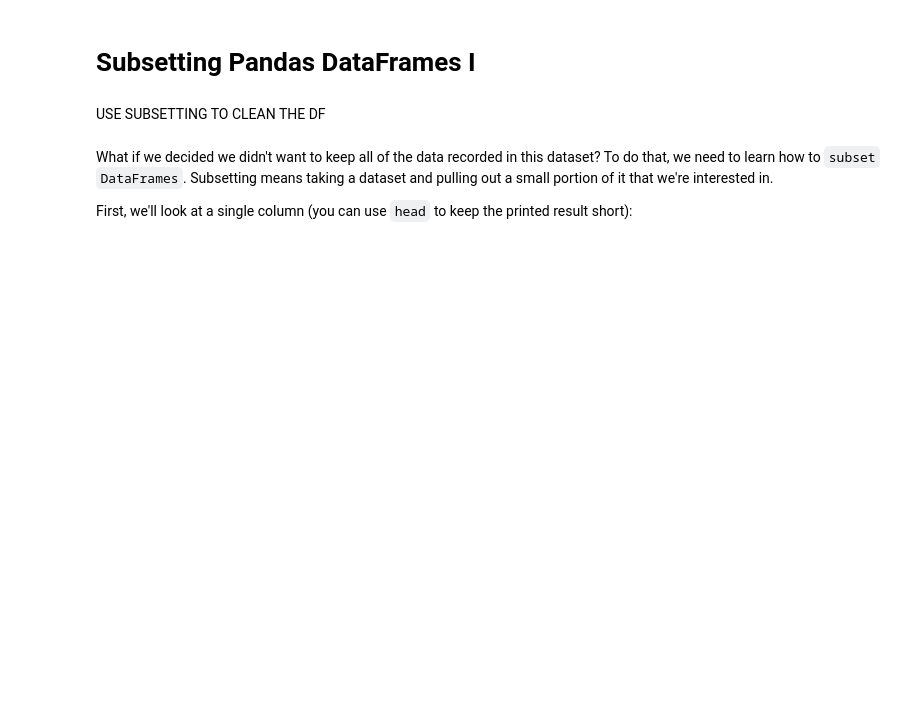
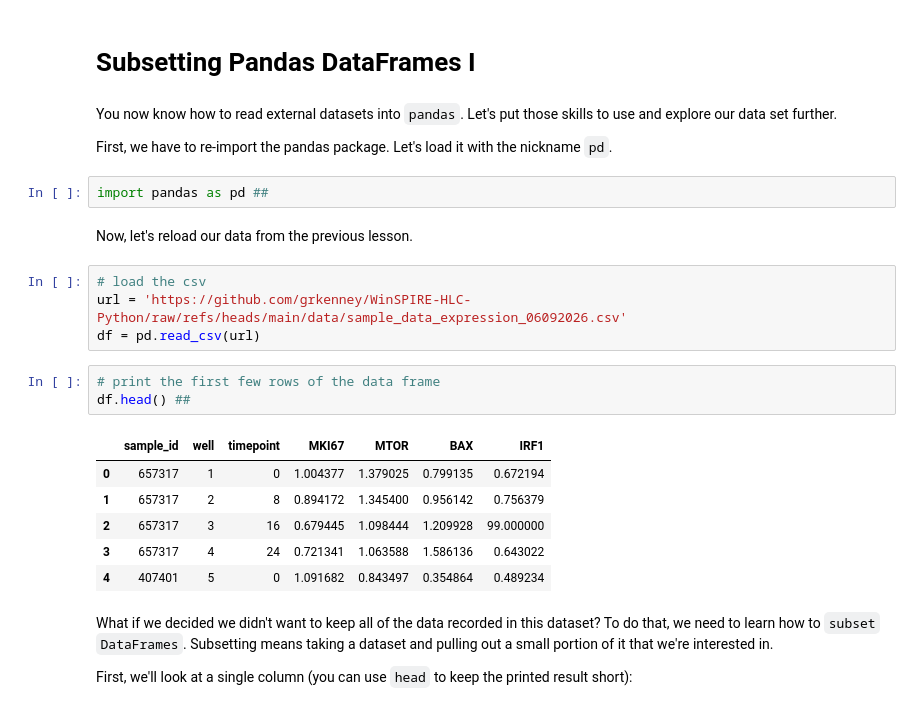
Before and after one commit to grkenney/WinSPIRE-HLC-Python, a Jupyter notebook: Notebooks/Day_2.2_Subsetting_and_Cleaning.ipynb, the cells around one changed output. Cells and saved outputs as stored; diff of their text form; blank space fills up the shorter version.

```diff
--- a/Notebooks/Day_2.2_Subsetting_and_Cleaning.ipynb
+++ b/Notebooks/Day_2.2_Subsetting_and_Cleaning.ipynb
@@ -2,8 +2,28 @@
 <a href="https://colab.research.google.com/github/grkenney/WinSPIRE-HLC-Python/blob/main/Notebooks/Day_2.2_Subsetting_and_Cleaning.ipynb" target="_parent"><img src="https://colab.research.google.com/assets/colab-badge.svg" alt="Open In Colab"/></a>
 # %% [markdown]
 # Subsetting Pandas DataFrames I
-# %% [markdown]
-USE SUBSETTING TO CLEAN THE DF
+# %% [markdown]
+You now know how to read external datasets into `pandas`. Let's put those skills to use and explore our data set further.
+
+First, we have to re-import the pandas package. Let's load it with the nickname `pd`.
+# %%
+import pandas as pd ##
+# %% [markdown]
+Now, let's reload our data from the previous lesson.
+# %%
+# load the csv
+url = 'https://github.com/grkenney/WinSPIRE-HLC-Python/raw/refs/heads/main/data/sample_data_expression_06092026.csv'
+df = pd.read_csv(url)
+# %%
+# print the first few rows of the data frame
+df.head() ##
+# %% [output]
+|  | sample_id | well | timepoint | MKI67 | MTOR | BAX | IRF1 |
+| 0 | 657317 | 1 | 0 | 1.004377 | 1.379025 | 0.799135 | 0.672194 |
+| 1 | 657317 | 2 | 8 | 0.894172 | 1.345400 | 0.956142 | 0.756379 |
+| 2 | 657317 | 3 | 16 | 0.679445 | 1.098444 | 1.209928 | 99.000000 |
+| 3 | 657317 | 4 | 24 | 0.721341 | 1.063588 | 1.586136 | 0.643022 |
+| 4 | 407401 | 5 | 0 | 1.091682 | 0.843497 | 0.354864 | 0.489234 |
 # %% [markdown]
 What if we decided we didn't want to keep all of the data recorded in this dataset? To do that, we need to learn how to `subset` `DataFrames`. Subsetting means taking a dataset and pulling out a small portion of it that we're interested in.
 
```
Also changed, not shown: parts of 68 cells of this notebook.
